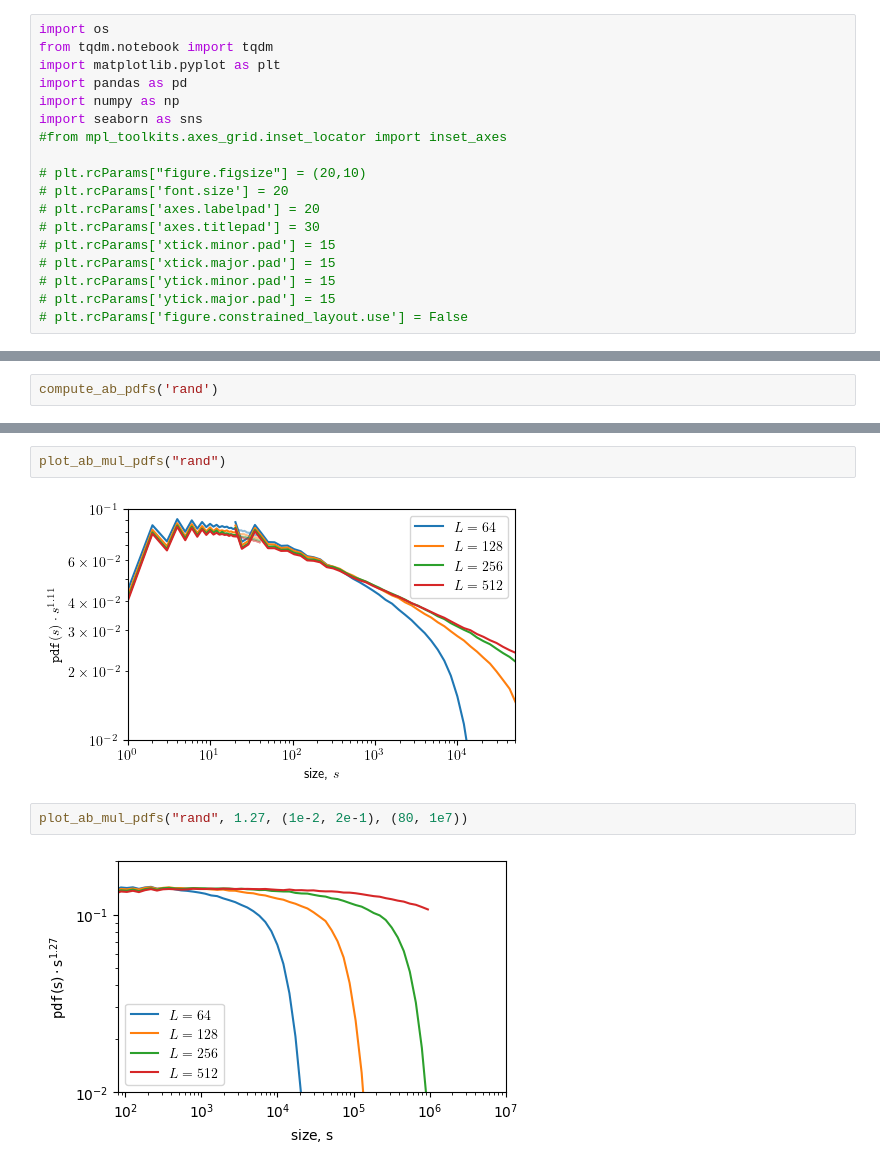
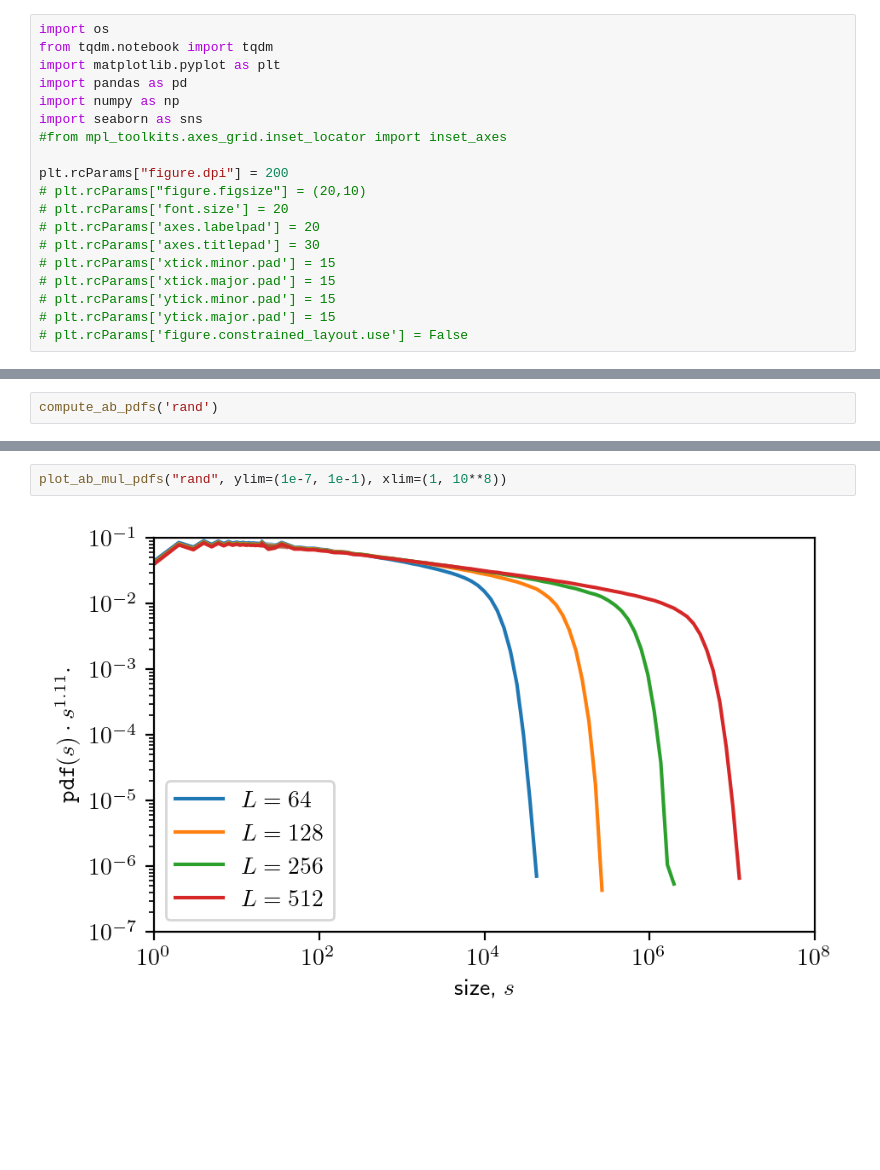
Before and after one commit to i1oveMyse1f/sandpile-extremes-classic, a Jupyter notebook: results/data_distribution.ipynb, the cells around one changed output, grey strips where cells are left out. Cells and saved outputs as stored; diff of their text form; blank space fills up the shorter version.

```diff
--- a/results/data_distribution.ipynb
+++ b/results/data_distribution.ipynb
@@ -14,6 +14,7 @@ import numpy as np
 import seaborn as sns
 #from mpl_toolkits.axes_grid.inset_locator import inset_axes
 
+plt.rcParams["figure.dpi"] = 200
 # plt.rcParams["figure.figsize"] = (20,10)
 # plt.rcParams['font.size'] = 20
 # plt.rcParams['axes.labelpad'] = 20
@@ -602,8 +709,4 @@ def plot_ab_mul_pdfs(model: str, gamma: float = 1.11, ylim=(1e-2, 1e-1), xlim=(1
 # %%
-plot_ab_mul_pdfs("rand")
+plot_ab_mul_pdfs("rand", ylim=(1e-7, 1e-1), xlim=(1, 10**8))
 # %% [output]
-[figure, old version]
+[figure, new version]
-# %%
-plot_ab_mul_pdfs("rand", 1.27, (1e-2, 2e-1), (80, 1e7))
-# %% [output]
-[figure, removed]
```
Also changed, not shown: parts of 17 cells of this notebook, 2 other files.
